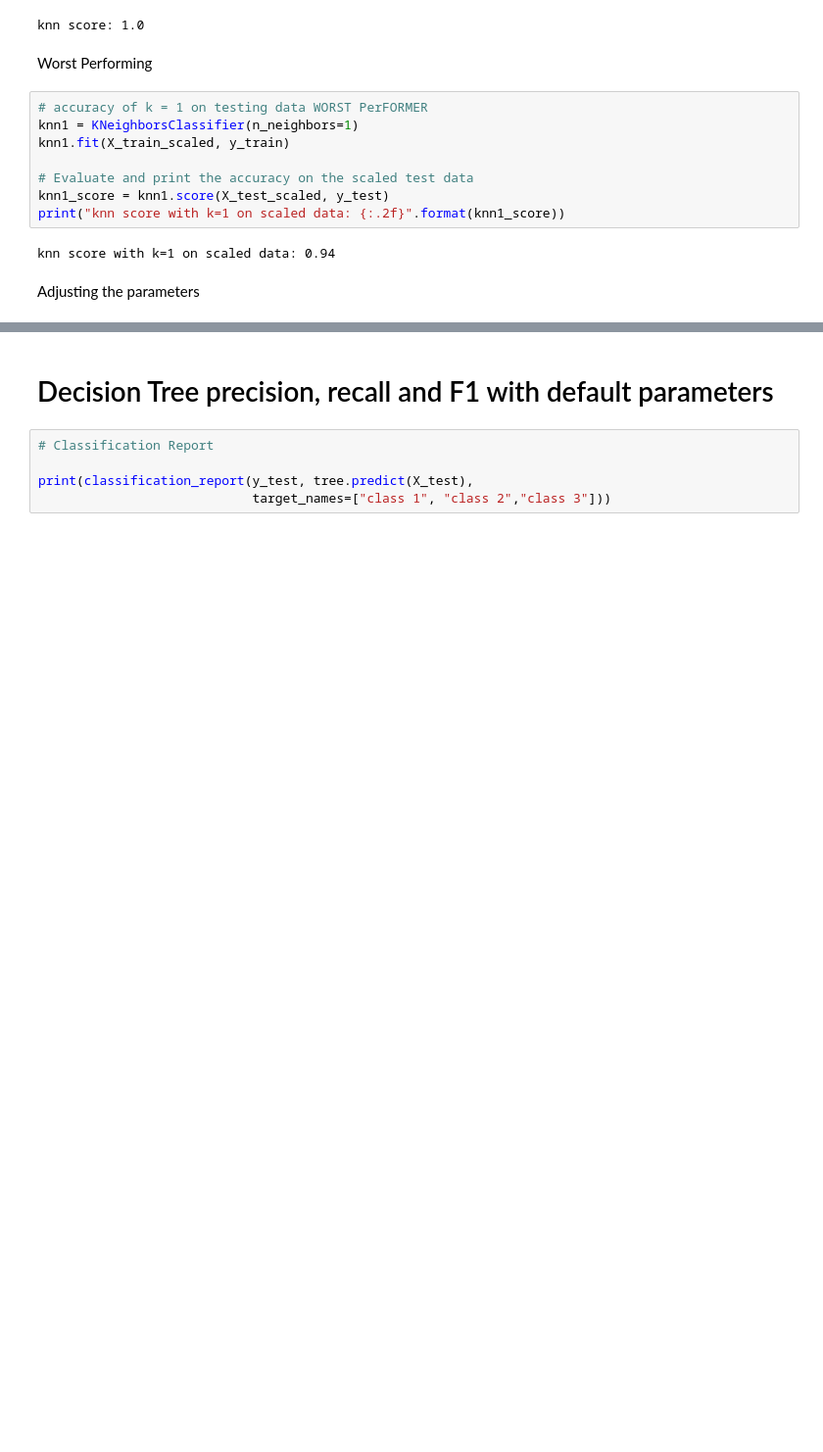
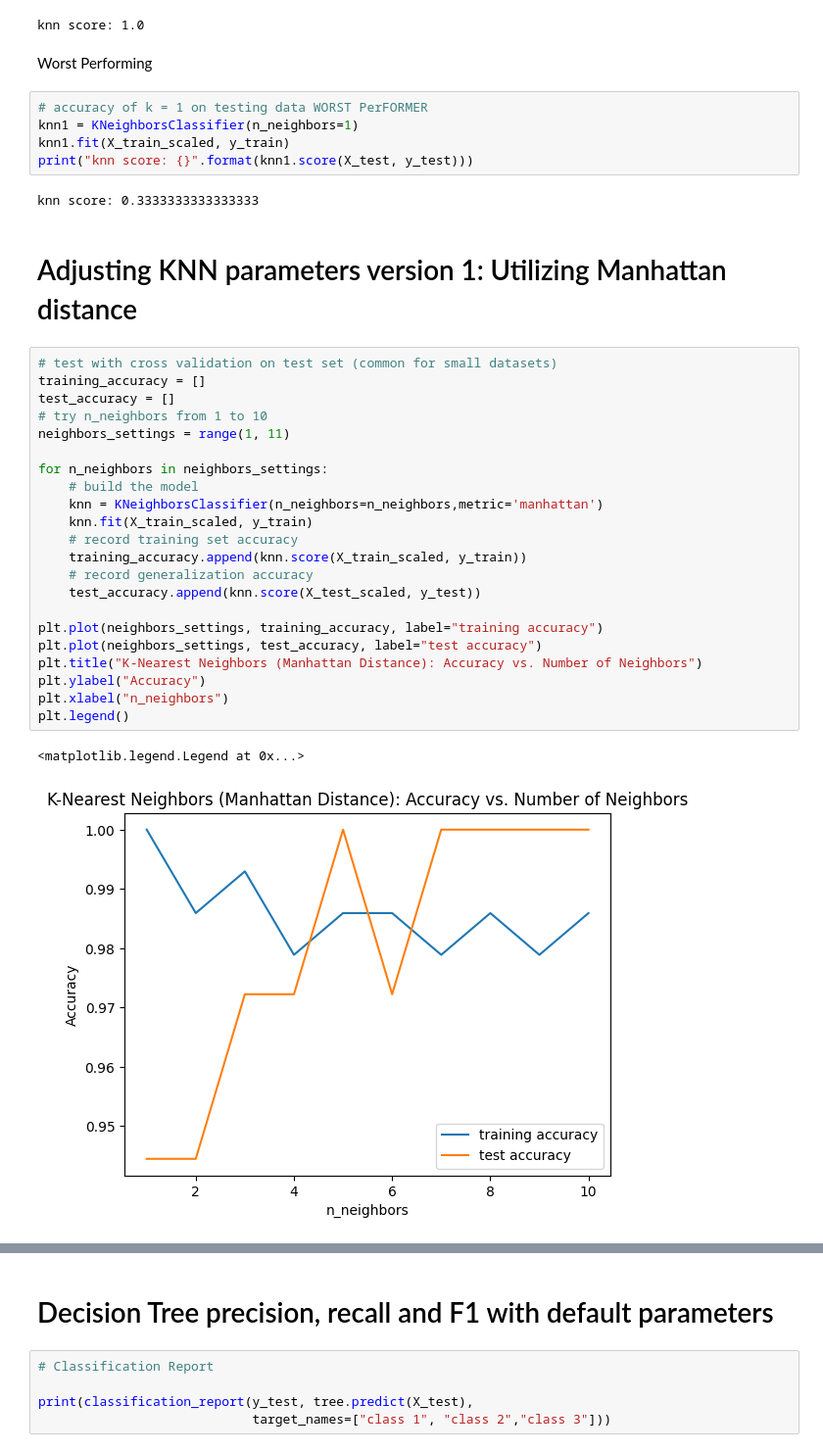
Before and after one commit to atoothman/data71200, a Jupyter notebook: DATA_71200_Project_2__Toothman_.ipynb, the cells around one changed output, grey strips where cells are left out. Shown at 98% size. Cells and saved outputs as stored; diff of their text form; blank space fills up the shorter version.

```diff
--- a/DATA_71200_Project_2__Toothman_.ipynb
+++ b/DATA_71200_Project_2__Toothman_.ipynb
@@ -678,13 +672,35 @@ Worst Performing
 # accuracy of k = 1 on testing data WORST PerFORMER
 knn1 = KNeighborsClassifier(n_neighbors=1)
 knn1.fit(X_train_scaled, y_train)
-
-# Evaluate and print the accuracy on the scaled test data
-knn1_score = knn1.score(X_test_scaled, y_test)
-print("knn score with k=1 on scaled data: {:.2f}".format(knn1_score))
+print("knn score: {}".format(knn1.score(X_test, y_test)))
 # %% [output]
-knn score with k=1 on scaled data: 0.94
+knn score: 0.3333333333333333
-# %% [markdown]
-Adjusting the parameters
+# %% [markdown]
+# Adjusting KNN parameters version 1: Utilizing Manhattan distance
+# %%
+# test with cross validation on test set (common for small datasets)
+training_accuracy = []
+test_accuracy = []
+# try n_neighbors from 1 to 10
+neighbors_settings = range(1, 11)
+
+for n_neighbors in neighbors_settings:
+    # build the model
+    knn = KNeighborsClassifier(n_neighbors=n_neighbors,metric='manhattan')
+    knn.fit(X_train_scaled, y_train)
+    # record training set accuracy
+    training_accuracy.append(knn.score(X_train_scaled, y_train))
+    # record generalization accuracy
+    test_accuracy.append(knn.score(X_test_scaled, y_test))
+
+plt.plot(neighbors_settings, training_accuracy, label="training accuracy")
+plt.plot(neighbors_settings, test_accuracy, label="test accuracy")
+plt.title("K-Nearest Neighbors (Manhattan Distance): Accuracy vs. Number of Neighbors")
+plt.ylabel("Accuracy")
+plt.xlabel("n_neighbors")
+plt.legend()
+# %% [output]
+<matplotlib.legend.Legend at 0x...>
+[figure, added]
 # %%
 # Dictionary of all values of k
```
Also changed, not shown: parts of 15 cells of this notebook.
